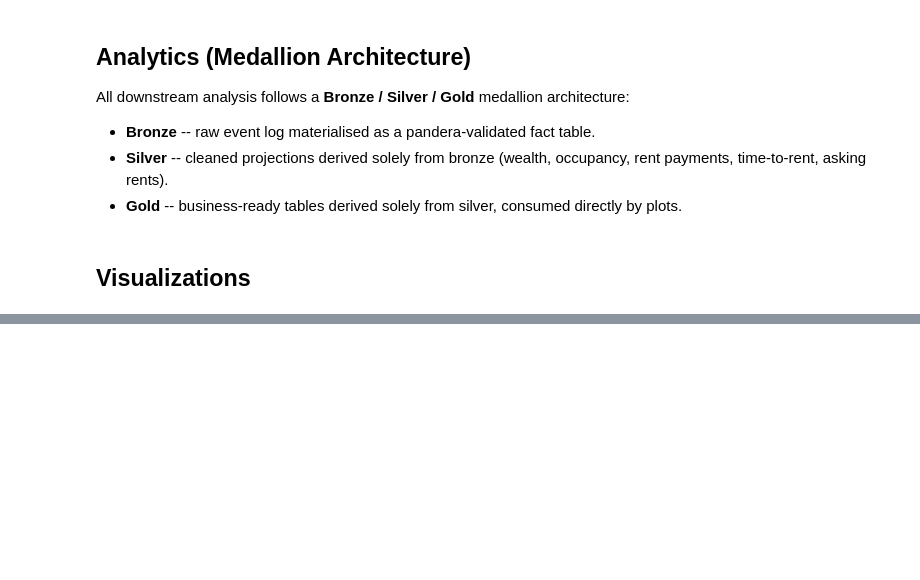
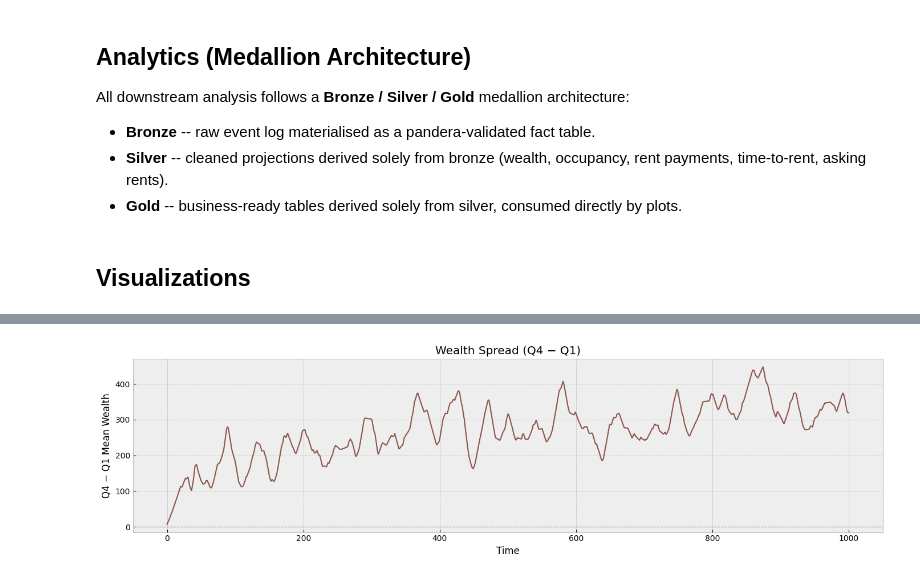
Before and after one commit to ELC/housing-market-simulation, a Jupyter notebook: book/chapters/03_simulation.ipynb, the cells around one changed output, grey strips where cells are left out. Drawn from its saved outputs; the diff is of its cells as text; code cells hidden in the pictures; blank space fills up the shorter version.

```diff
--- a/book/chapters/03_simulation.ipynb
+++ b/book/chapters/03_simulation.ipynb
@@ -191,3 +200,8 @@ plt.show()
+# %%
+plot_wealth_spread(wealth_quartiles_gold)
+plt.show()
+# %% [output]
+[figure, added]
 # %%
 plot_avg_rent(rent_payments_gold)
 plt.show()
```
Also changed, not shown: parts of 15 cells of this notebook, 8 other files.
